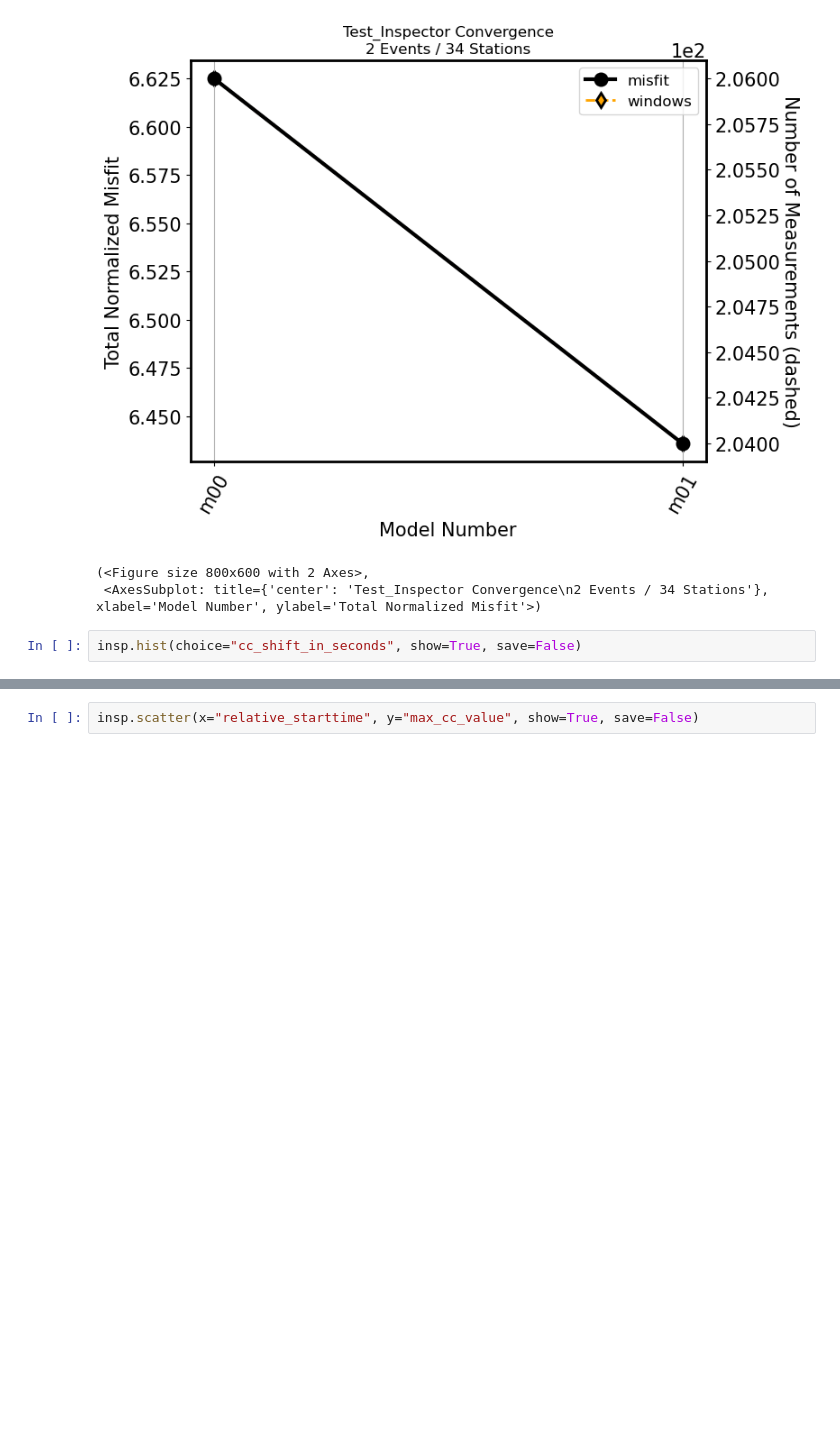
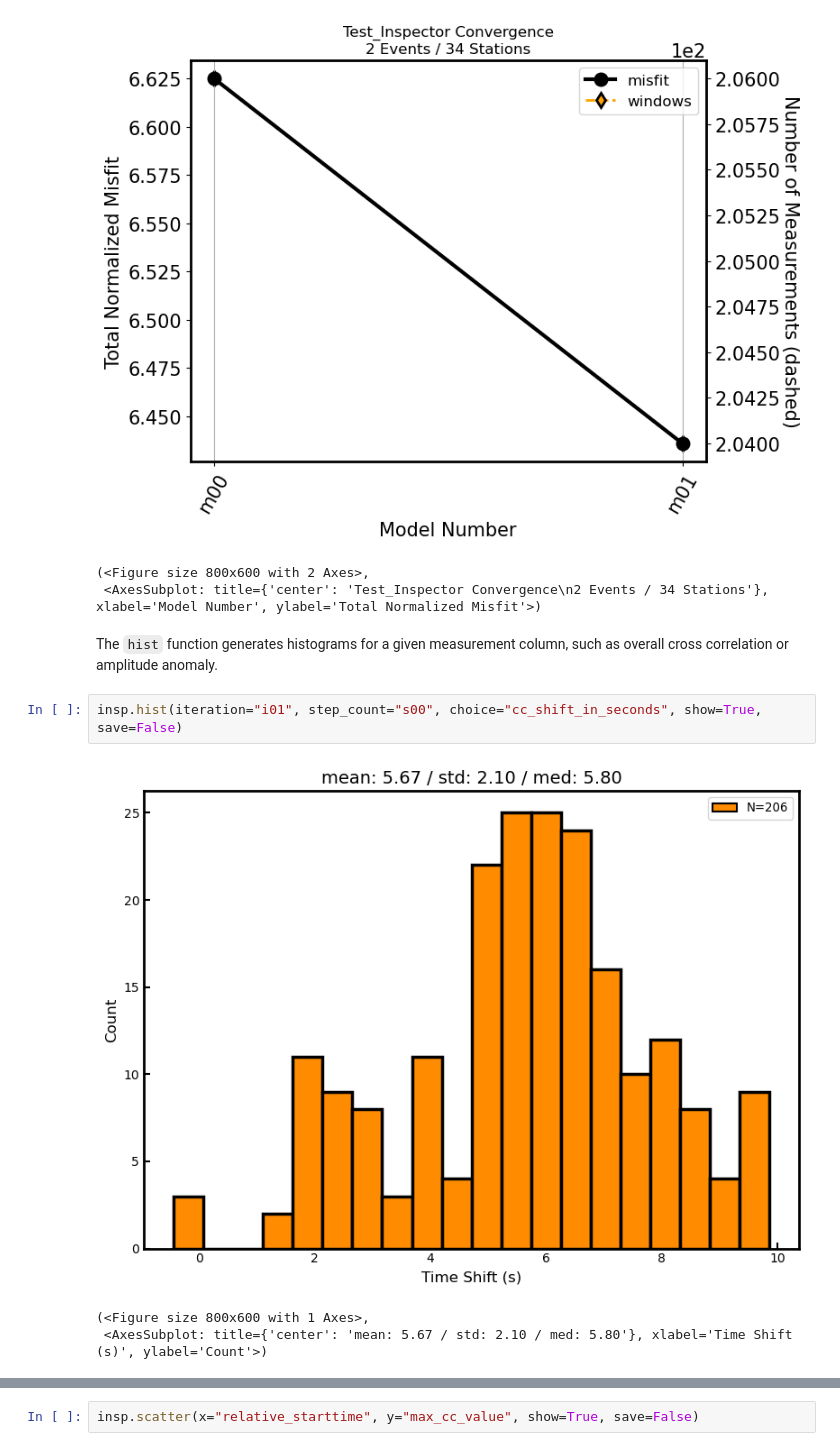
Before and after one commit to adjtomo/pyatoa, a Jupyter notebook: docs/notebooks/insp_gallery.ipynb, the cells around one changed output, grey strips where cells are left out. Cells and saved outputs as stored; diff of their text form; blank space fills up the shorter version.

Commit message:
added inspector figure text into gallery and removed text from inspector rst file

```diff
--- a/docs/notebooks/insp_gallery.ipynb
+++ b/docs/notebooks/insp_gallery.ipynb
@@ -48,5 +86,12 @@ insp.convergence(windows="nwin", show=True, save=False)
 [figure]
 (<Figure size 800x600 with 2 Axes>,
  <AxesSubplot: title={'center': 'Test_Inspector Convergence\n2 Events / 34 Stations'}, xlabel='Model Number', ylabel='Total Normalized Misfit'>)
+# %% [markdown]
+The ``hist`` function generates histograms for a given measurement column,
+such as overall cross correlation or amplitude anomaly.
 # %%
-insp.hist(choice="cc_shift_in_seconds", show=True, save=False)
+insp.hist(iteration="i01", step_count="s00", choice="cc_shift_in_seconds", show=True, save=False)
+# %% [output]
+[figure, added]
+(<Figure size 800x600 with 1 Axes>,
+ <AxesSubplot: title={'center': 'mean: 5.67 / std: 2.10 / med: 5.80'}, xlabel='Time Shift (s)', ylabel='Count'>)
```
Also changed, not shown: parts of 16 cells of this notebook, 23 other files.
